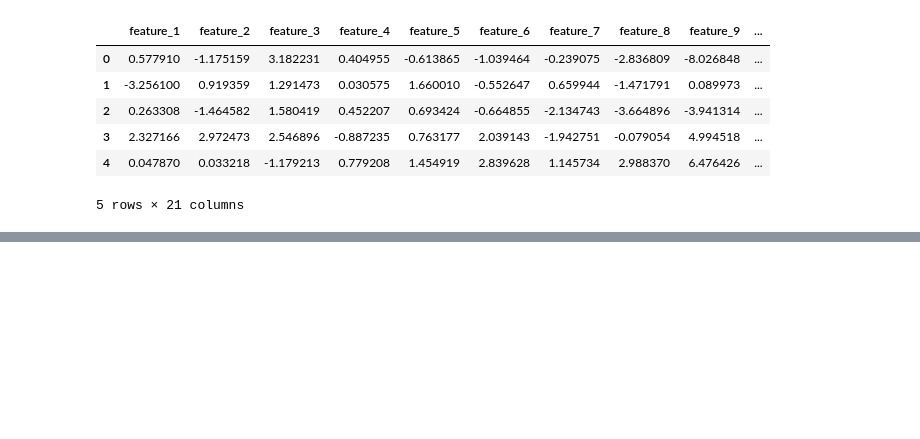
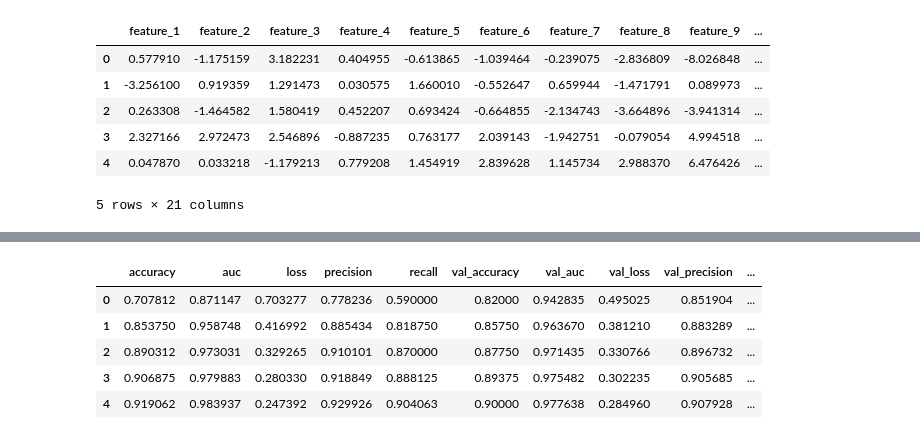
Before and after one commit to CaroliCosas/Ciencia_Datos_Hackaboss, a Jupyter notebook: mod5-estudio-machine-learning-y-deep-learning/02.notebooks_clase/02.deep-learning/03.tensorflow/02.clasificacion_multiclase.ipynb, the cells around one changed output, grey strips where cells are left out. Cells and saved outputs as stored; diff of their text form; code cells hidden in the pictures; blank space fills up the shorter version.

Commit message:
clase 13 febrero

```diff
--- a/mod5-estudio-machine-learning-y-deep-learning/02.notebooks_clase/02.deep-learning/03.tensorflow/02.clasificacion_multiclase.ipynb
+++ b/mod5-estudio-machine-learning-y-deep-learning/02.notebooks_clase/02.deep-learning/03.tensorflow/02.clasificacion_multiclase.ipynb
@@ -41,0 +57,33 @@ X_train, X_test, y_train, y_test = train_test_split(
+# %%
+# 0. random state
+keras.backend.clear_session()
+seed = 42
+tf.random.set_seed(seed)
+np.random.seed(seed)
+random.seed(seed)
+
+# 1. Arquitectura
+model = keras.Sequential([
+    keras.layers.Dense(64, activation='relu'), # ponemos tantas neuronas como clases tengamos
+    keras.layers.Dense(64, activation='relu'),
+    keras.layers.Dense(3, activation='softmax'), # capa de salida para clasificacion multiclase, mismo número de neuronas que de clases a predecir
+])
+''' Panchi:
+     keras.layers.Dense(128, input_shape=(20,), activation='relu'),
+    keras.layers.Dense(100, activation='relu'),
+    keras.layers.Dense(3, activation='softmax')'''
+# 2. Compile
+model.compile(
+    #loss=keras.losses.SparseCategoricalCrossentropy(), # si la "y" no está codificada a one-hot y es enteros 0, 1, 2, 3...
+    loss=keras.losses.CategoricalCrossentropy(), # si la "y" ya está copdificada a one-hot [0, 0, 1]. En texto sería: "categorical crossentropy"
+    optimizer=keras.optimizers.Adam(),
+    metrics=[
+        'accuracy', # al escribirlo como teto, Keras seleccionará el accuracy más idoneo dependiendo de si es clasificacion binaria o multiclase
+        keras.metrics.Precision(),
+        keras.metrics.Recall(),
+        keras.metrics.AUC(),
+        ]
+)
+
+model.fit(X_train, y_train_encoded, validation_split=0.2, epochs=100, verbose=1, batch_size=32)
+# model.fit(X_train, y_train_encoded, validation_data=[???????], epochs=100, verbose=1, batch_size=32) # aprovechas mejor los datos, pero gastas la oportunidad de validar aparte,
@@ -41,0 +109,10 @@ X_train, X_test, y_train, y_test = train_test_split(
+# %%
+df_history = pd.DataFrame(model.history.history)
+df_history.head()
+# %% [output]
+|  | accuracy | auc | loss | precision | recall | val_accuracy | val_auc | val_loss | val_precision | ... |
+| 0 | 0.707812 | 0.871147 | 0.703277 | 0.778236 | 0.590000 | 0.82000 | 0.942835 | 0.495025 | 0.851904 | ... |
+| 1 | 0.853750 | 0.958748 | 0.416992 | 0.885434 | 0.818750 | 0.85750 | 0.963670 | 0.381210 | 0.883289 | ... |
+| 2 | 0.890312 | 0.973031 | 0.329265 | 0.910101 | 0.870000 | 0.87750 | 0.971435 | 0.330766 | 0.896732 | ... |
+| 3 | 0.906875 | 0.979883 | 0.280330 | 0.918849 | 0.888125 | 0.89375 | 0.975482 | 0.302235 | 0.905685 | ... |
+| 4 | 0.919062 | 0.983937 | 0.247392 | 0.929926 | 0.904063 | 0.90000 | 0.977638 | 0.284960 | 0.907928 | ... |
```
Also changed, not shown: parts of 9 cells of this notebook, 1 other file.
